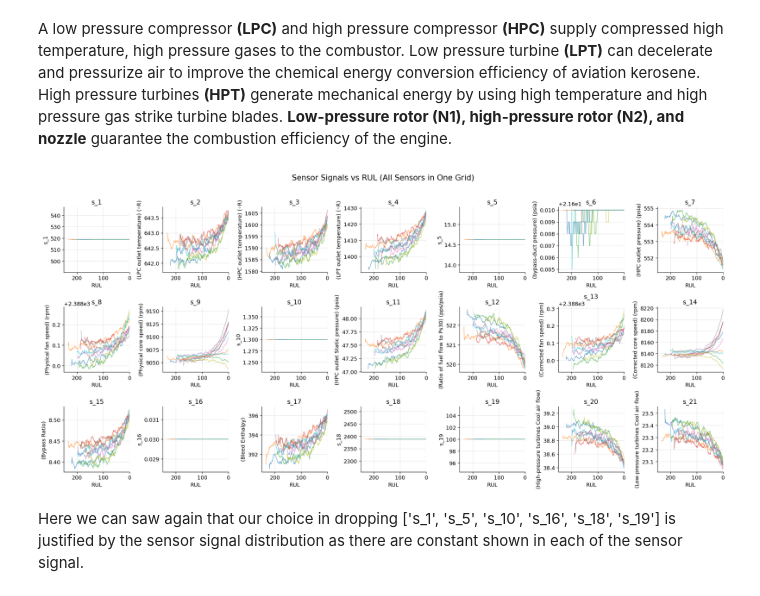
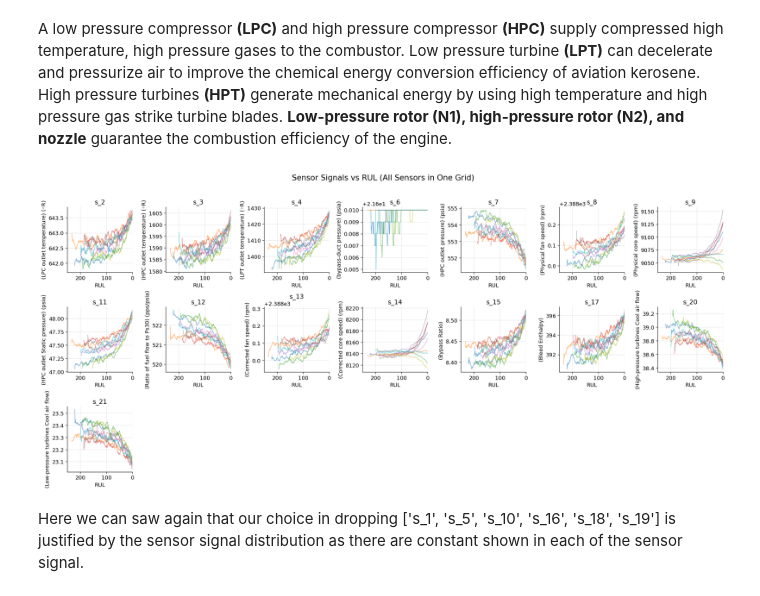
Before and after one commit to SKYTAN-050107/VHack_RUL_Predictions, a Jupyter notebook: src/02_data_cleaning.ipynb, the cells around one changed output. Drawn from its saved outputs; the diff is of its cells as text; code cells hidden in the pictures.

Commit message:
chore: update notebook python versions with more validation on features selection and fix data loading error

```diff
--- a/src/02_data_cleaning.ipynb
+++ b/src/02_data_cleaning.ipynb
@@ -59,6 +59,6 @@ COL_NAMES = (
 Load the raw training and test data.
 # %%
 df_train = pd.read_csv(DATA_DIR / 'train_FD001.txt', sep=r'\s+', header=None, index_col=False, names=COL_NAMES)
-df_test = pd.read_csv(DATA_DIR / 'test_FD001.txt', sep=r'\s+', header=None, index_col=False, names=COL_NAMES)
-print(f"✅ Data loaded: Train {df_train.shape}, Test {df_test.shape}")
+df_valid = pd.read_csv(DATA_DIR / 'test_FD001.txt', sep=r'\s+', header=None, index_col=False, names=COL_NAMES)
+print(f"✅ Data loaded: Train {df_train.shape}, Valid {df_valid.shape}")
 # %% [output]
@@ -208,7 +250,7 @@ sensors_to_drop = ['s_1', 's_5', 's_10', 's_16', 's_18', 's_19']
 
 # Drop from train and test safely
 df_train = df_train.drop(columns=sensors_to_drop, errors='ignore')
-df_test = df_test.drop(columns=sensors_to_drop, errors='ignore')
+df_valid = df_valid.drop(columns=sensors_to_drop, errors='ignore')
 
 # Remaining sensors
 remaining_sensors = [c for c in df_train.columns if c.startswith('s_')]
@@ -277,35 +319,37 @@ def plot_signal_grid(df, Sensor_dic):
     n_sensors = len(sensor_cols)
 
     n_cols = 7
     n_rows = int(np.ceil(n_sensors / n_cols))
 
     fig, axes = plt.subplots(n_rows, n_cols, figsize=(20, 3 * n_rows))
     axes = axes.flatten()  # Flatten in case of multiple rows
 
     for i, sensor in enumerate(sensor_cols):
         ax = axes[i]
         for unit in df['unit_number'].unique():
             if unit % 10 == 0:  # Plot only some units for clarity
                 subset = df[df['unit_number'] == unit].sort_values('time_cycles')
                 smoothed = subset[sensor].rolling(10, min_periods=1).mean()
                 ax.plot(subset['RUL'], smoothed, alpha=0.6, linewidth=1)
         ax.set_xlim(250, 0)
         ax.set_ylabel(Sensor_dic.get(sensor, sensor))  # Fallback if missing in dictionary
         ax.set_xlabel('RUL')
         ax.set_title(sensor)
 
     # Remove any unused axes
     for j in range(n_sensors, len(axes)):
         fig.delaxes(axes[j])
 
     plt.suptitle('Sensor Signals vs RUL (All Sensors in One Grid)', fontsize=16, y=1.02)
     plt.tight_layout()
     plt.show()
 
+df_train=add_RUL_column(df_train)
+df_valid=add_RUL_column(df_valid) # Add RUL column to valid data as well
 # Usage:
-plot_signal_grid(train, Sensor_dictionary)
+plot_signal_grid(df_train, Sensor_dictionary)
 # %% [output]
-[figure, old version]
+[figure, new version]
 # %% [markdown]
 Here we can saw again that our choice in dropping ['s_1', 's_5', 's_10', 's_16', 's_18', 's_19'] is justified by the sensor signal distribution as there are constant shown in each of the sensor signal.
 # %%
```
Also changed, not shown: parts of 16 cells of this notebook, 7 other files.
